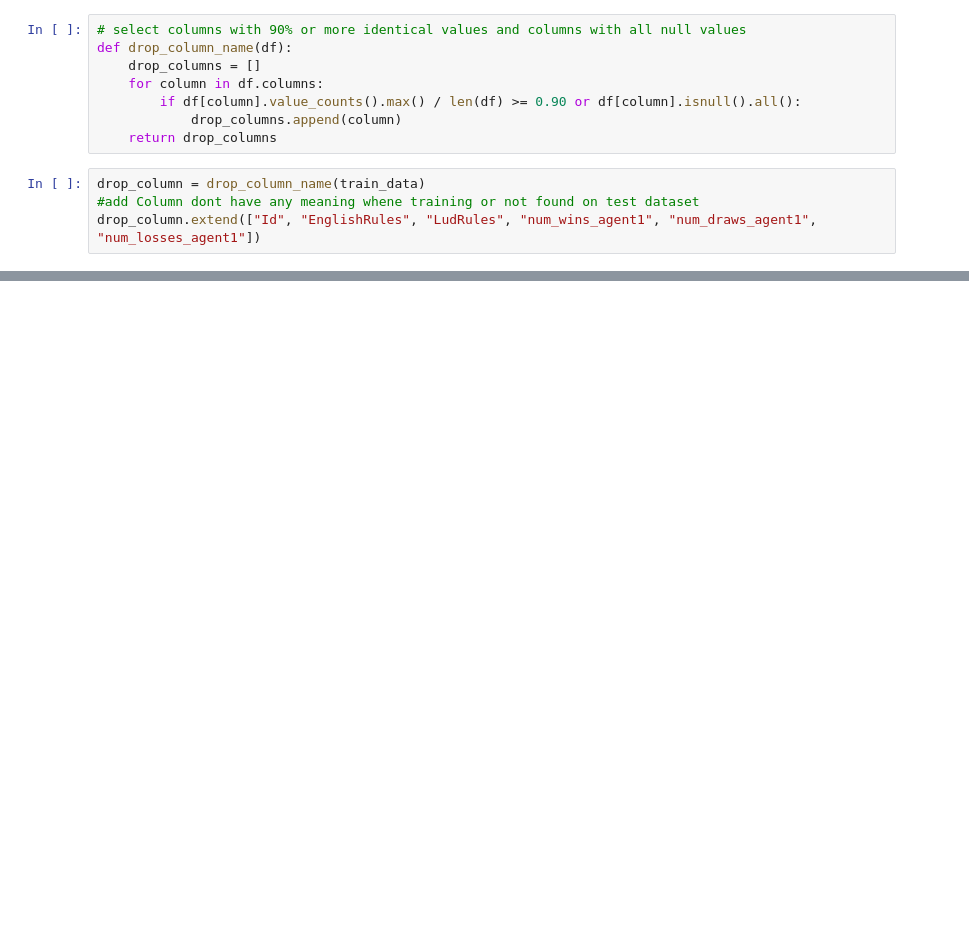
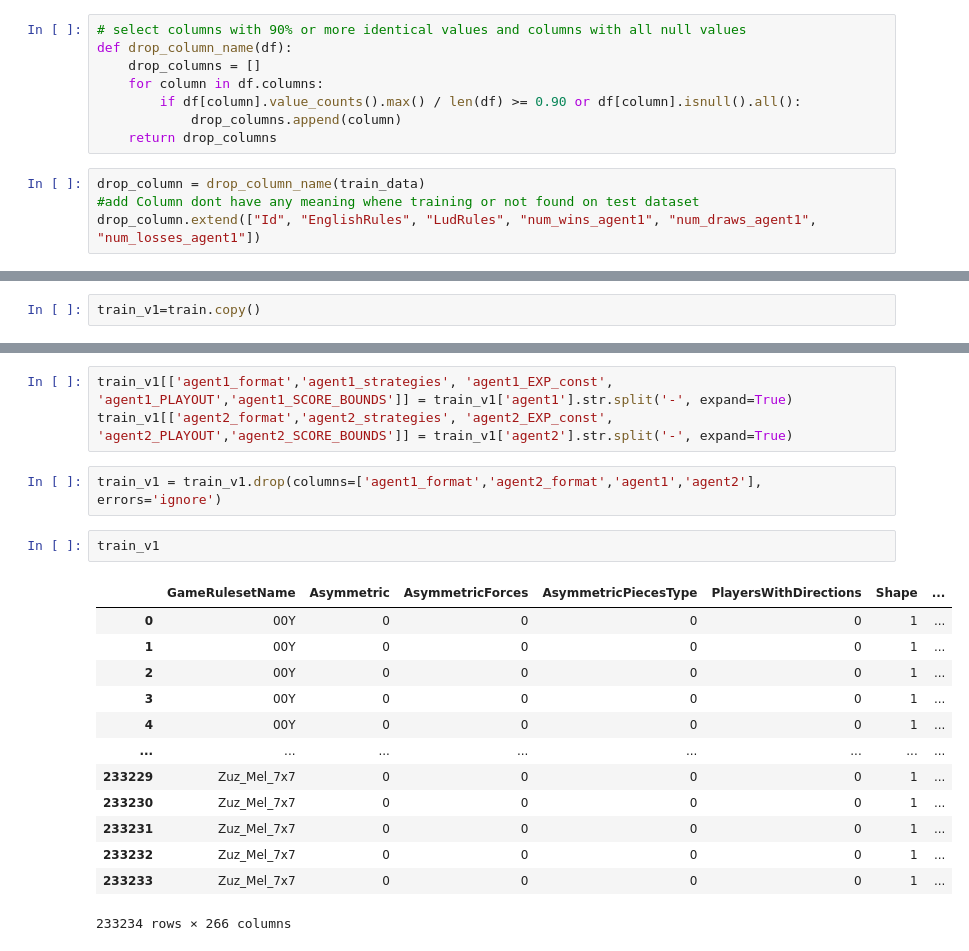
Before and after one commit to NasserMohamedEid/Game-Playing-Strength-Prediction-of-MCTS-Variants, a Jupyter notebook: MCTS_XGBoost.ipynb, the cells around one changed output, grey strips where cells are left out. Cells and saved outputs as stored; diff of their text form; blank space fills up the shorter version.

```diff
--- a/MCTS_XGBoost.ipynb
+++ b/MCTS_XGBoost.ipynb
@@ -69,0 +112,2 @@ drop_column.extend(["Id", "EnglishRules", "LudRules", "num_wins_agent1", "num_dr
+# %%
+train_v1=train.copy()
@@ -69,0 +118,21 @@ drop_column.extend(["Id", "EnglishRules", "LudRules", "num_wins_agent1", "num_dr
+# %%
+train_v1[['agent1_format','agent1_strategies', 'agent1_EXP_const', 'agent1_PLAYOUT','agent1_SCORE_BOUNDS']] = train_v1['agent1'].str.split('-', expand=True)
+train_v1[['agent2_format','agent2_strategies', 'agent2_EXP_const', 'agent2_PLAYOUT','agent2_SCORE_BOUNDS']] = train_v1['agent2'].str.split('-', expand=True)
+# %%
+train_v1 = train_v1.drop(columns=['agent1_format','agent2_format','agent1','agent2'], errors='ignore')
+# %%
+train_v1
+# %% [output]
+|  | GameRulesetName | Asymmetric | AsymmetricForces | AsymmetricPiecesType | PlayersWithDirections | Shape | ... |
+| 0 | 00Y | 0 | 0 | 0 | 0 | 1 | ... |
+| 1 | 00Y | 0 | 0 | 0 | 0 | 1 | ... |
+| 2 | 00Y | 0 | 0 | 0 | 0 | 1 | ... |
+| 3 | 00Y | 0 | 0 | 0 | 0 | 1 | ... |
+| 4 | 00Y | 0 | 0 | 0 | 0 | 1 | ... |
+| ... | ... | ... | ... | ... | ... | ... | ... |
+| 233229 | Zuz_Mel_7x7 | 0 | 0 | 0 | 0 | 1 | ... |
+| 233230 | Zuz_Mel_7x7 | 0 | 0 | 0 | 0 | 1 | ... |
+| 233231 | Zuz_Mel_7x7 | 0 | 0 | 0 | 0 | 1 | ... |
+| 233232 | Zuz_Mel_7x7 | 0 | 0 | 0 | 0 | 1 | ... |
+| 233233 | Zuz_Mel_7x7 | 0 | 0 | 0 | 0 | 1 | ... |
+233234 rows × 266 columns
```
Also changed, not shown: parts of 17 cells of this notebook.
